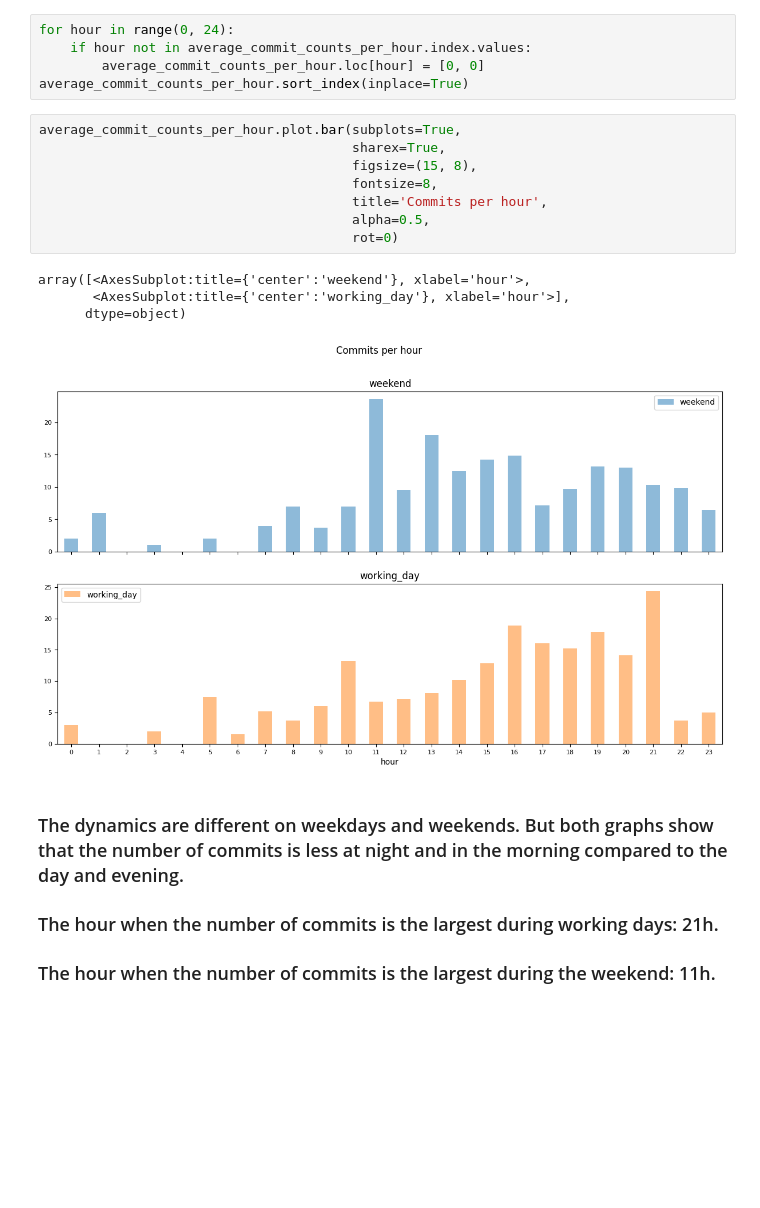
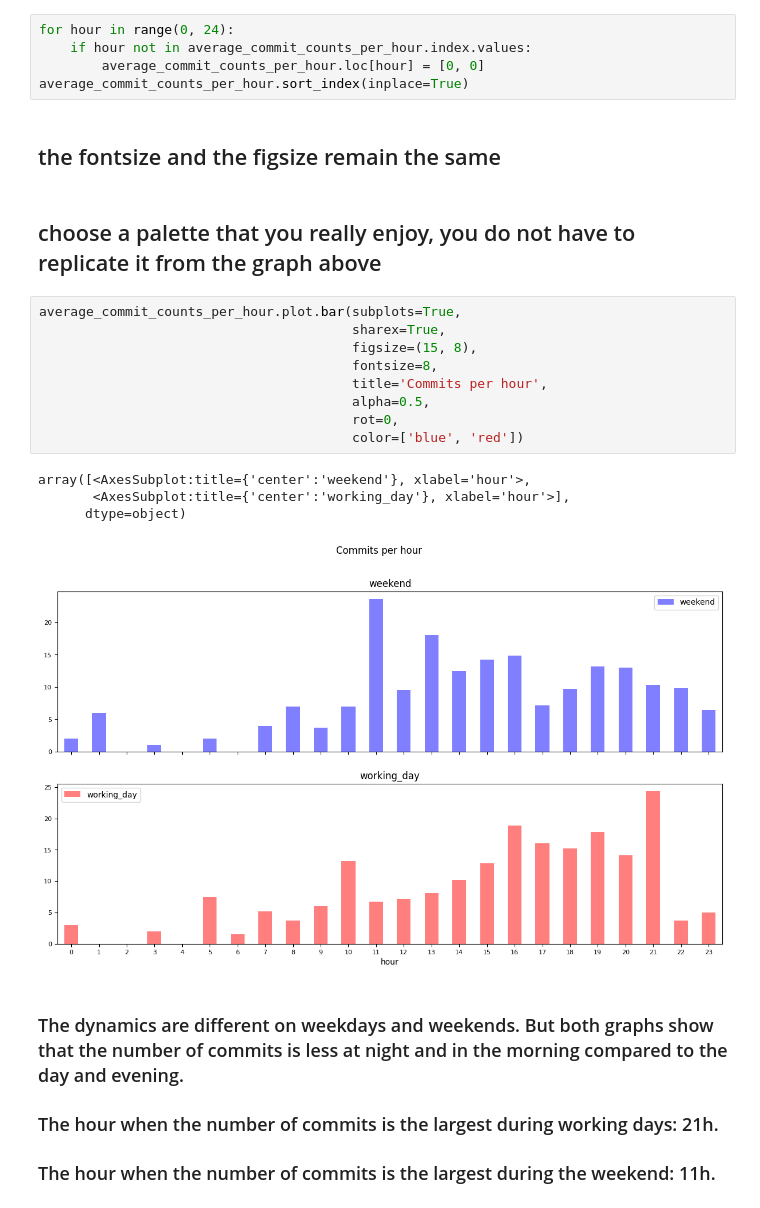
Before and after one commit to luta-wolf/Piscine_Python_Data_Science, a Jupyter notebook: DS_07/ex03/03_bar_charts.ipynb, the cells around one changed output. Saved outputs shown, nothing was run; the diff lists cells and outputs as text; blank space fills up the shorter version.

```diff
--- a/DS_07/ex03/03_bar_charts.ipynb
+++ b/DS_07/ex03/03_bar_charts.ipynb
@@ -115,19 +115,24 @@ for hour in range(0, 24):
     if hour not in average_commit_counts_per_hour.index.values:
         average_commit_counts_per_hour.loc[hour] = [0, 0]
 average_commit_counts_per_hour.sort_index(inplace=True)
+# %% [markdown]
+## the fontsize and the figsize remain the same
+# %% [markdown]
+## choose a palette that you really enjoy, you do not have to replicate it from the graph above
 # %%
 average_commit_counts_per_hour.plot.bar(subplots=True,
                                         sharex=True,
                                         figsize=(15, 8),
                                         fontsize=8,
                                         title='Commits per hour',
                                         alpha=0.5,
-                                        rot=0)
+                                        rot=0,
+                                        color=['blue', 'red'])
 # %% [output]
 array([<AxesSubplot:title={'center':'weekend'}, xlabel='hour'>,
        <AxesSubplot:title={'center':'working_day'}, xlabel='hour'>],
       dtype=object)
-[figure, old version]
+[figure, new version]
 # %% [markdown]
 ### The dynamics are different on weekdays and weekends. But both graphs show that the number of commits is less at night and in the morning compared to the day and evening.
 ### The hour when the number of commits is the largest during working days: 21h.
```
Also changed, not shown: 20 other files.
